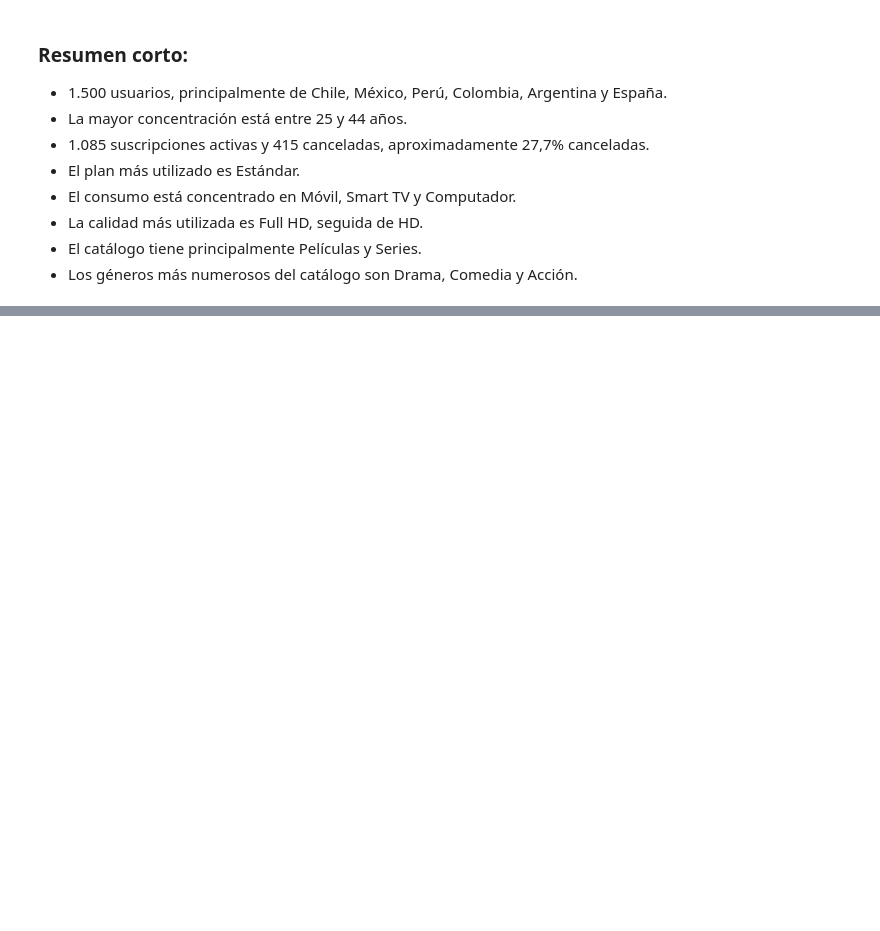
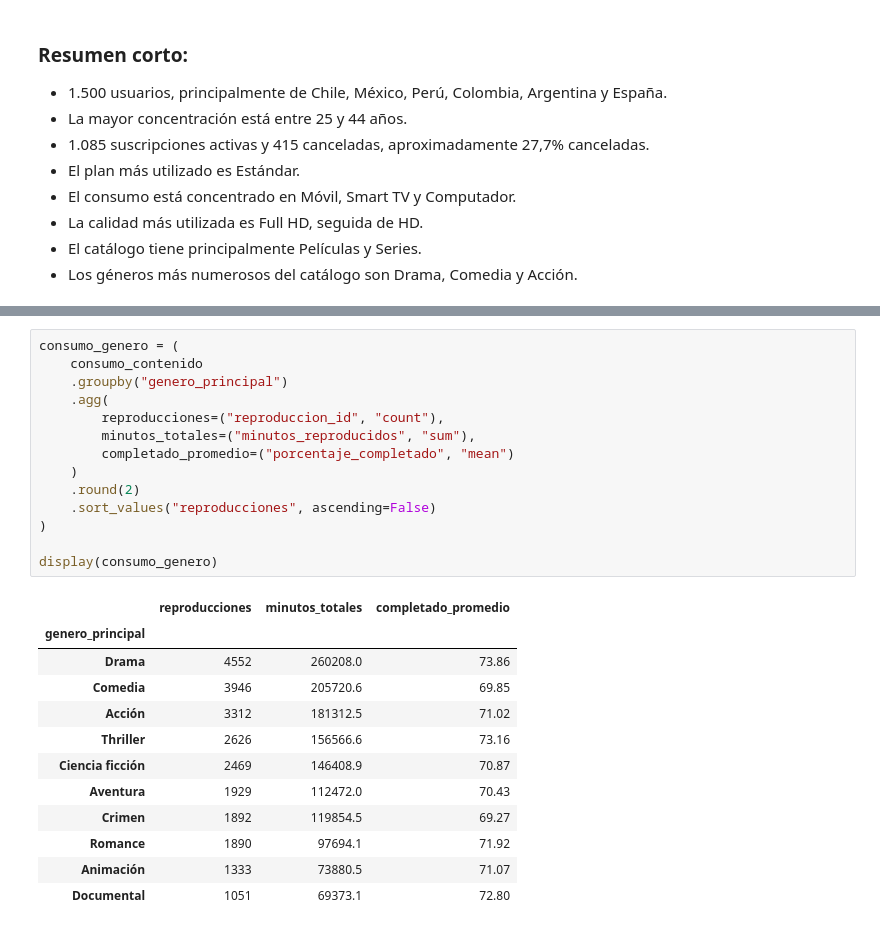
Before and after one commit to RicardoIllanes/visualizacion, a Jupyter notebook: ADY1104_001V_EP_1.ipynb, the cells around one changed output, grey strips where cells are left out. Saved outputs shown, nothing was run; the diff lists cells and outputs as text; blank space fills up the shorter version.

```diff
--- a/ADY1104_001V_EP_1.ipynb
+++ b/ADY1104_001V_EP_1.ipynb
@@ -304,0 +592,27 @@ Se utilizaron siete fuentes de datos en formato CSV correspondientes a usuarios,
+# %%
+consumo_genero = (
+    consumo_contenido
+    .groupby("genero_principal")
+    .agg(
+        reproducciones=("reproduccion_id", "count"),
+        minutos_totales=("minutos_reproducidos", "sum"),
+        completado_promedio=("porcentaje_completado", "mean")
+    )
+    .round(2)
+    .sort_values("reproducciones", ascending=False)
+)
+
+display(consumo_genero)
+# %% [output]
+|  | reproducciones | minutos_totales | completado_promedio |
+| genero_principal |  |  |  |
+| Drama | 4552 | 260208.0 | 73.86 |
+| Comedia | 3946 | 205720.6 | 69.85 |
+| Acción | 3312 | 181312.5 | 71.02 |
+| Thriller | 2626 | 156566.6 | 73.16 |
+| Ciencia ficción | 2469 | 146408.9 | 70.87 |
+| Aventura | 1929 | 112472.0 | 70.43 |
+| Crimen | 1892 | 119854.5 | 69.27 |
+| Romance | 1890 | 97694.1 | 71.92 |
+| Animación | 1333 | 73880.5 | 71.07 |
+| Documental | 1051 | 69373.1 | 72.80 |
```
Also changed, not shown: parts of 30 cells of this notebook.
